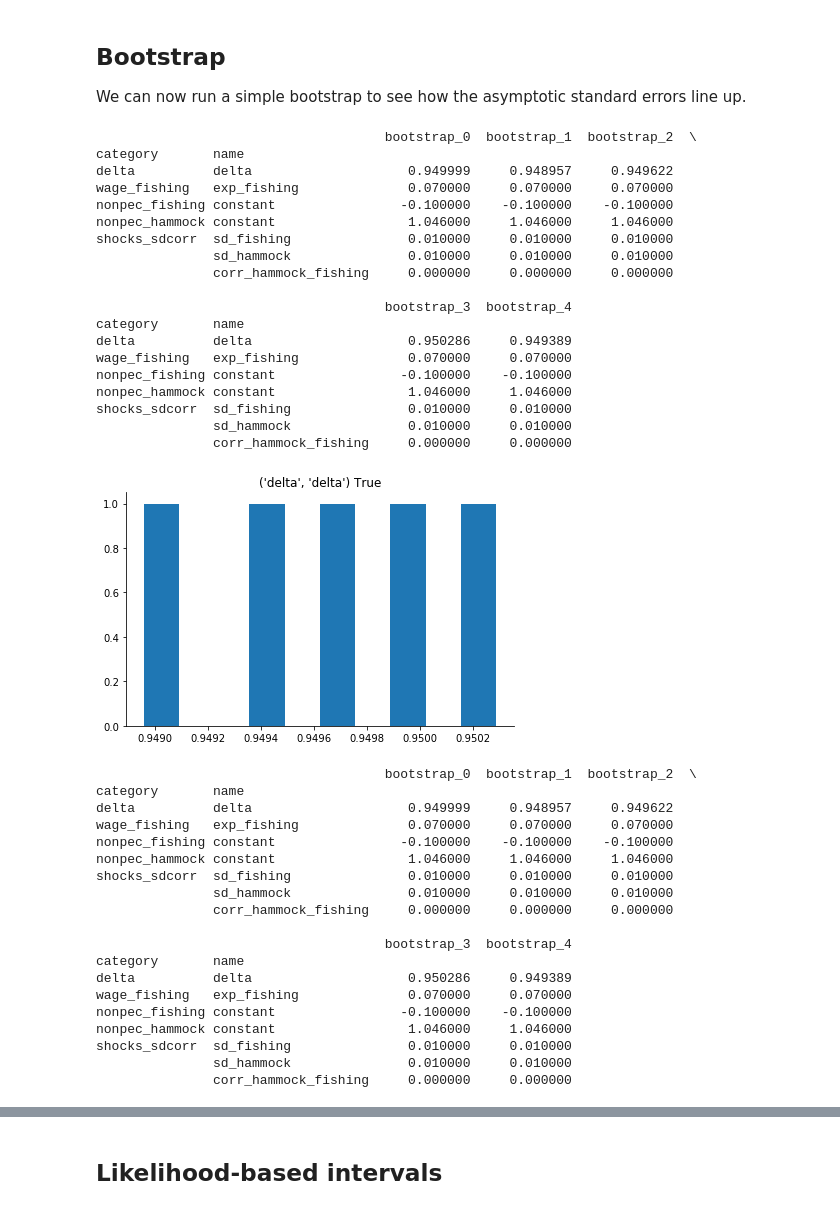
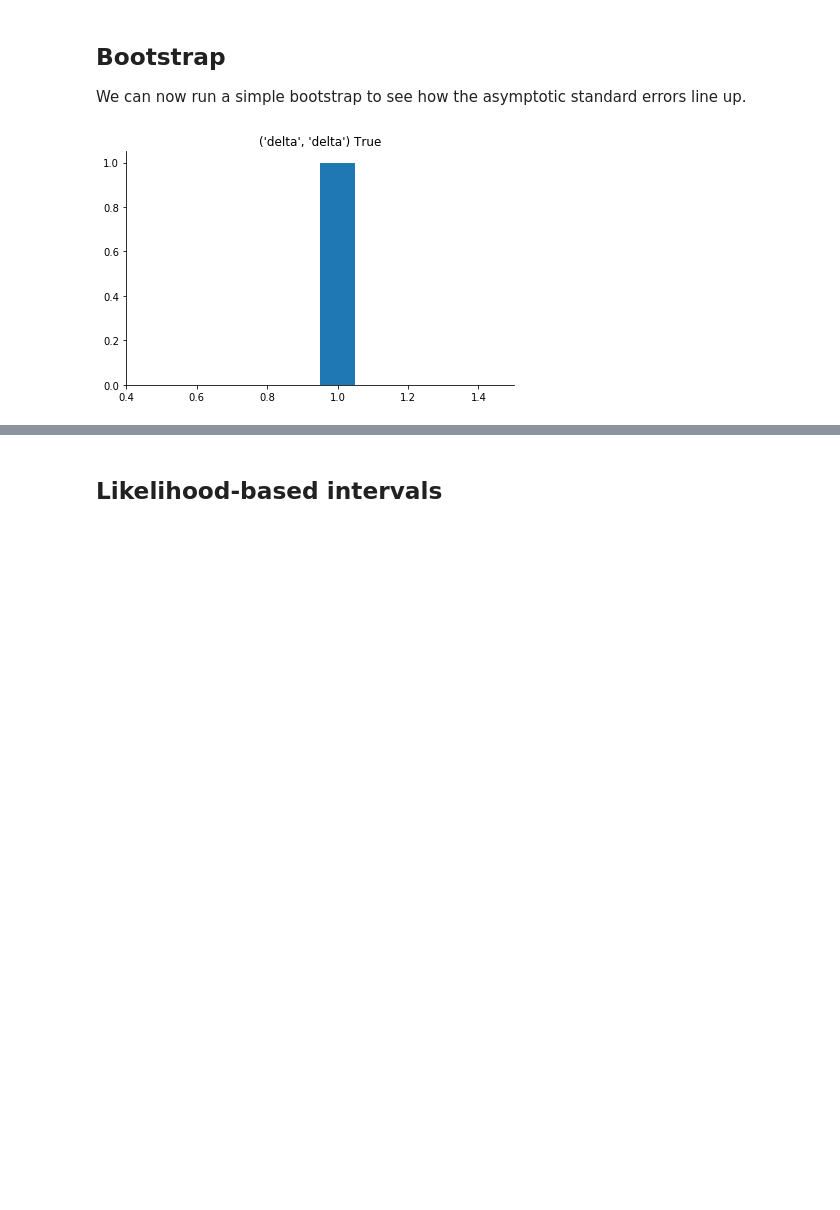
Before and after one commit to peisenha/dev-respy, a Jupyter notebook: dev-calibration-maximum-likelihood.ipynb, the cells around one changed output, grey strips where cells are left out. Drawn from its saved outputs; the diff is of its cells as text; code cells hidden in the pictures; blank space fills up the shorter version.

```diff
--- a/dev-calibration-maximum-likelihood.ipynb
+++ b/dev-calibration-maximum-likelihood.ipynb
@@ -206,68 +206,29 @@ for num_agents in [1000]:
 
 We can now run a simple bootstrap to see how the asymptotic standard errors line up.
 # %%
-num_boots = 5
+num_boots = 1
 
 for i, index in enumerate([("delta", "delta"), ("shocks_sdcorr", "sd_hammock")]):
 
     constr = constr_base.copy()
 
     # We fix the discount factor and free "corr_hammock_fishing"
     if i == 1:
         constr.pop(2)
         constr.append({'loc': "delta", "type": "fixed"})
 
     for is_perturb in [True, False]:
 
         if True:
             boot_params = run_bootstrap(df, params_base, options_base, constr, num_boots, is_perturb)
         else:
             boot_params = pd.read_pickle("bootstrap.robinson.pkl")
 
-        print(boot_params)
         fig, ax = plt.subplots()
 
         ax.hist(boot_params.loc[index, :])
         ax.set_title(f"{index} {is_perturb}")
 
         plt.show()
 # %% [output]
-                                     bootstrap_0  bootstrap_1  bootstrap_2  \
-category       name
-delta          delta                    0.949999     0.948957     0.949622
-wage_fishing   exp_fishing              0.070000     0.070000     0.070000
-nonpec_fishing constant                -0.100000    -0.100000    -0.100000
-nonpec_hammock constant                 1.046000     1.046000     1.046000
-shocks_sdcorr  sd_fishing               0.010000     0.010000     0.010000
-               sd_hammock               0.010000     0.010000     0.010000
-               corr_hammock_fishing     0.000000     0.000000     0.000000
-
-                                     bootstrap_3  bootstrap_4
-category       name
-delta          delta                    0.950286     0.949389
-wage_fishing   exp_fishing              0.070000     0.070000
-nonpec_fishing constant                -0.100000    -0.100000
-nonpec_hammock constant                 1.046000     1.046000
-shocks_sdcorr  sd_fishing               0.010000     0.010000
-               sd_hammock               0.010000     0.010000
-               corr_hammock_fishing     0.000000     0.000000
-[figure, old version]
+[figure, new version]
-                                     bootstrap_0  bootstrap_1  bootstrap_2  \
-category       name
-delta          delta                    0.949999     0.948957     0.949622
-wage_fishing   exp_fishing              0.070000     0.070000     0.070000
-nonpec_fishing constant                -0.100000    -0.100000    -0.100000
-nonpec_hammock constant                 1.046000     1.046000     1.046000
-shocks_sdcorr  sd_fishing               0.010000     0.010000     0.010000
-               sd_hammock               0.010000     0.010000     0.010000
-               corr_hammock_fishing     0.000000     0.000000     0.000000
-
-                                     bootstrap_3  bootstrap_4
-category       name
-delta          delta                    0.950286     0.949389
-wage_fishing   exp_fishing              0.070000     0.070000
-nonpec_fishing constant                -0.100000    -0.100000
-nonpec_hammock constant                 1.046000     1.046000
-shocks_sdcorr  sd_fishing               0.010000     0.010000
-               sd_hammock               0.010000     0.010000
-               corr_hammock_fishing     0.000000     0.000000
```
Also changed, not shown: parts of 1 cell of this notebook, 1 other file.
